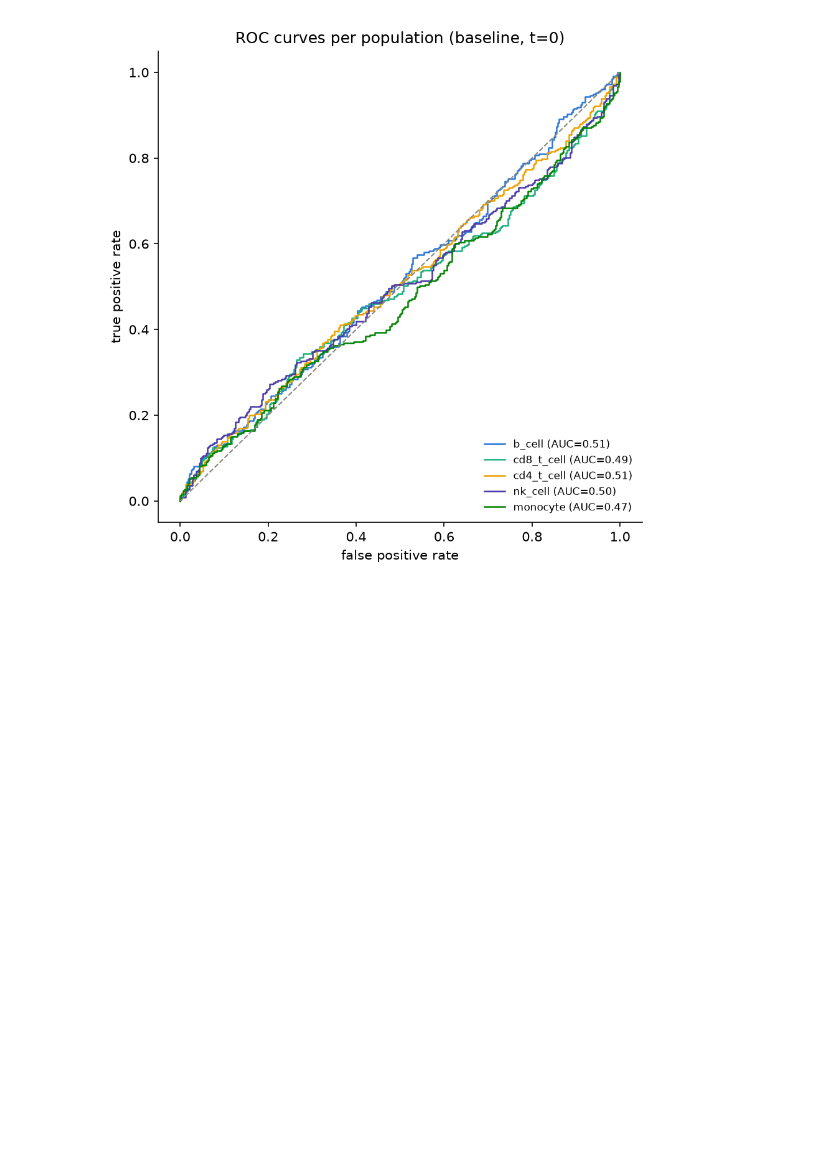
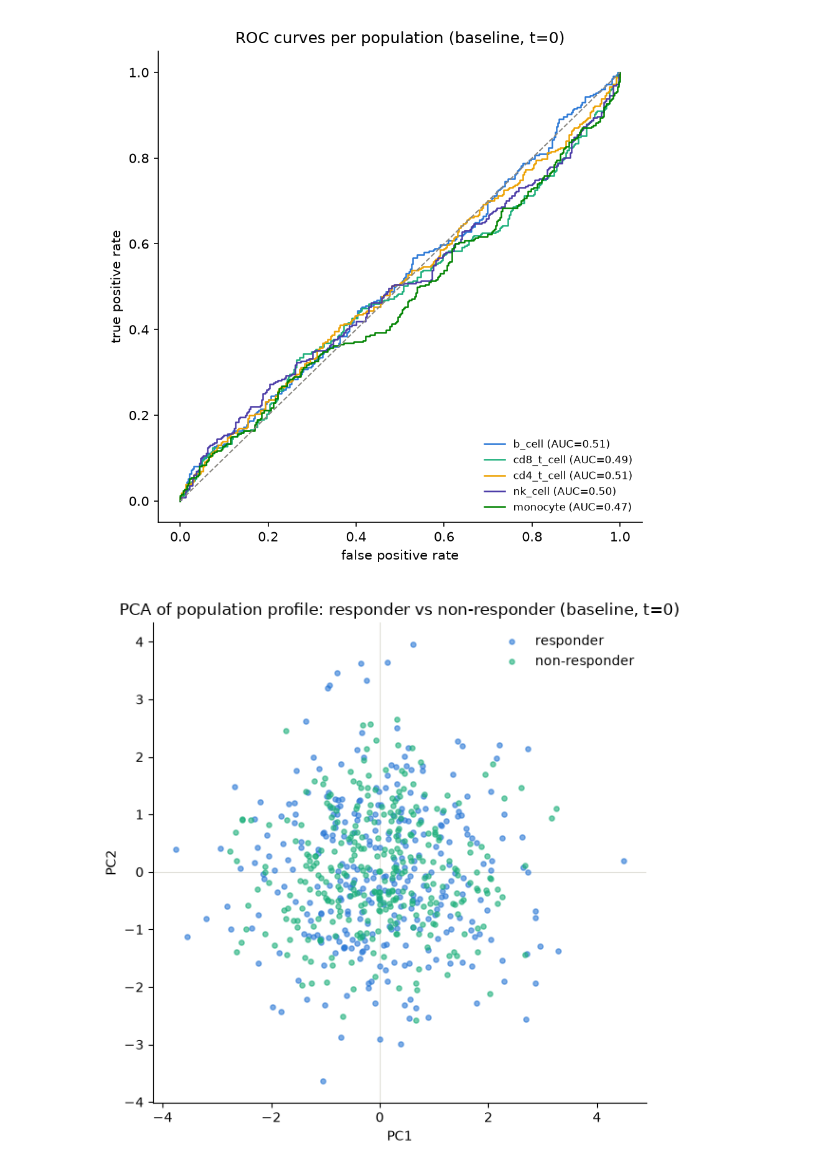
Before and after one commit to ssolh2906/miraclib_cell_counts_analysis, a Jupyter notebook: notebooks/part3_stats.ipynb, the cells around one changed output. Cells and saved outputs as stored; diff of their text form; code cells hidden in the pictures; blank space fills up the shorter version.

Commit message:
Check PCA plot and trend

```diff
--- a/notebooks/part3_stats.ipynb
+++ b/notebooks/part3_stats.ipynb
@@ -145,3 +145,22 @@ display(Image(filename=str(roc_path)))
 # %% [output]
 [figure]
 [figure]
+# %%
+fig, ax = plt.subplots(figsize=(6, 6))
+
+for response, color, label in [("yes", COLOR_RESPONDER, "responder"), ("no", COLOR_NON_RESPONDER, "non-responder")]:
+    group = pca.loc[pca["response"] == response]
+    ax.scatter(group["pc1"], group["pc2"], color=color, s=14, alpha=0.6, label=label)
+
+ax.set_xlabel("PC1")
+ax.set_ylabel("PC2")
+ax.set_title("PCA of population profile: responder vs non-responder (baseline, t=0)")
+ax.legend(frameon=False)
+ax.axhline(0, color="#e1e0d9", linewidth=0.8, zorder=0)
+ax.axvline(0, color="#e1e0d9", linewidth=0.8, zorder=0)
+for spine in ["top", "right"]:
+    ax.spines[spine].set_visible(False)
+plt.tight_layout()
+plt.show()
+# %% [output]
+[figure, added]
```
Also changed, not shown: parts of 4 cells of this notebook.
